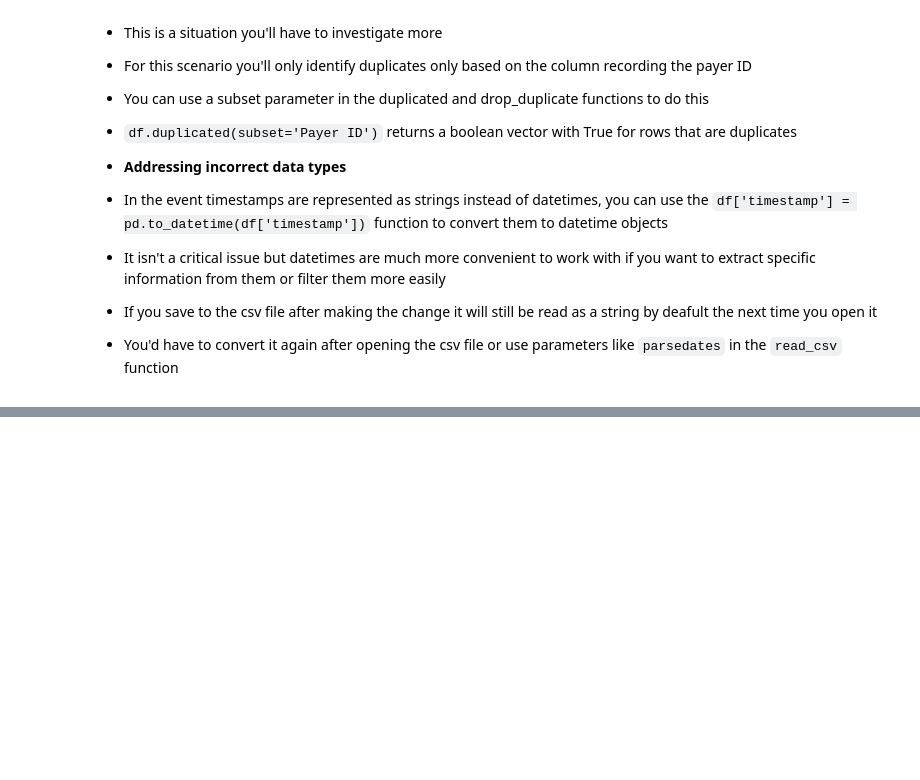
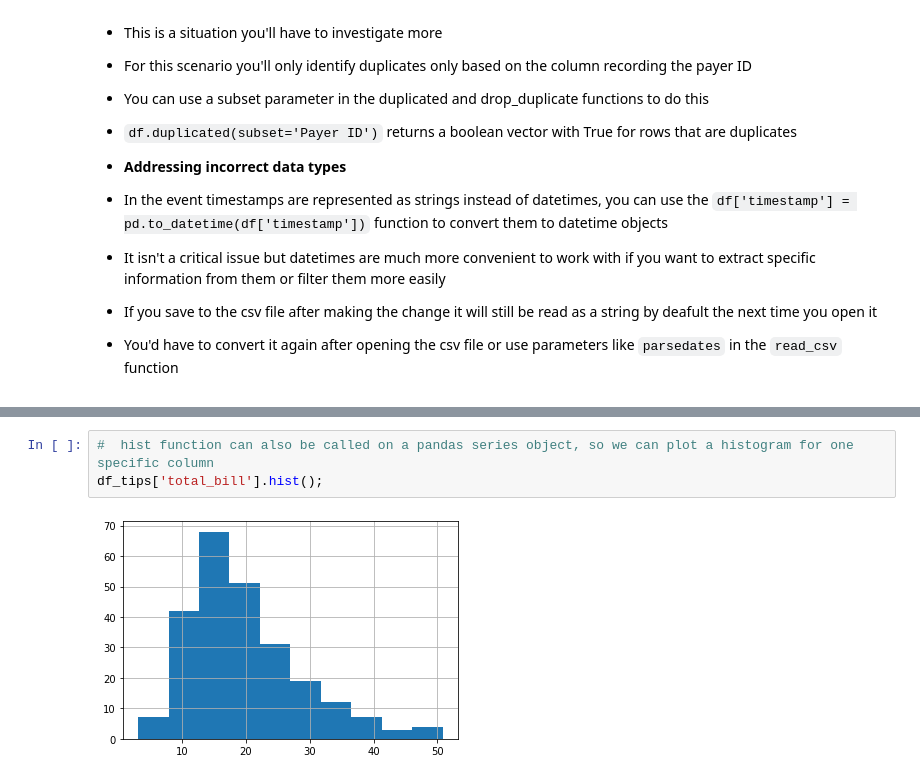
Before and after one commit to jumbamark/data_analysis, a Jupyter notebook: data_analysis_process/data_analysis.ipynb, the cells around one changed output, grey strips where cells are left out. Saved outputs shown, nothing was run; the diff lists cells and outputs as text; blank space fills up the shorter version.

```diff
--- a/data_analysis_process/data_analysis.ipynb
+++ b/data_analysis_process/data_analysis.ipynb
@@ -520,0 +574,5 @@ edited_df.head(10) # dropped row 5, the one marked as duplicate
+# %%
+#  hist function can also be called on a pandas series object, so we can plot a histogram for one specific column
+df_tips['total_bill'].hist();
+# %% [output]
+[figure, added]
```
Also changed, not shown: parts of 13 cells of this notebook.
